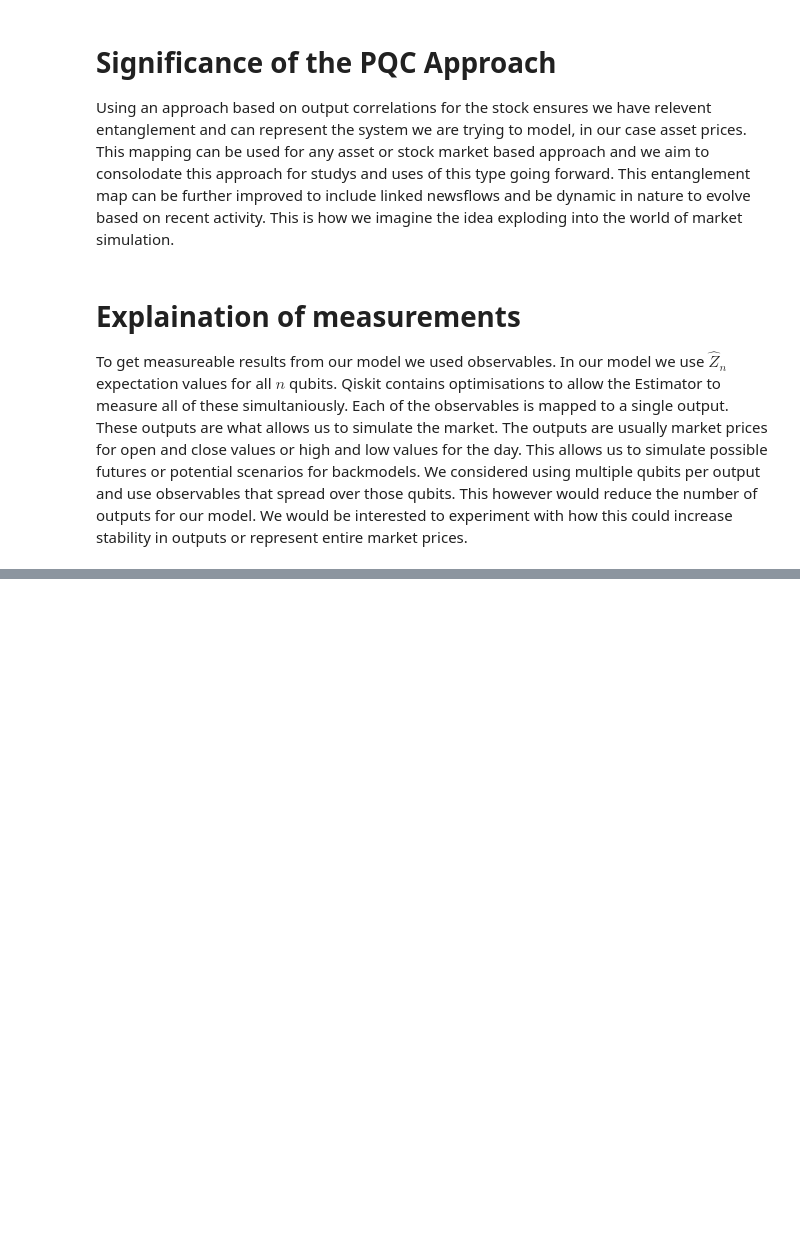
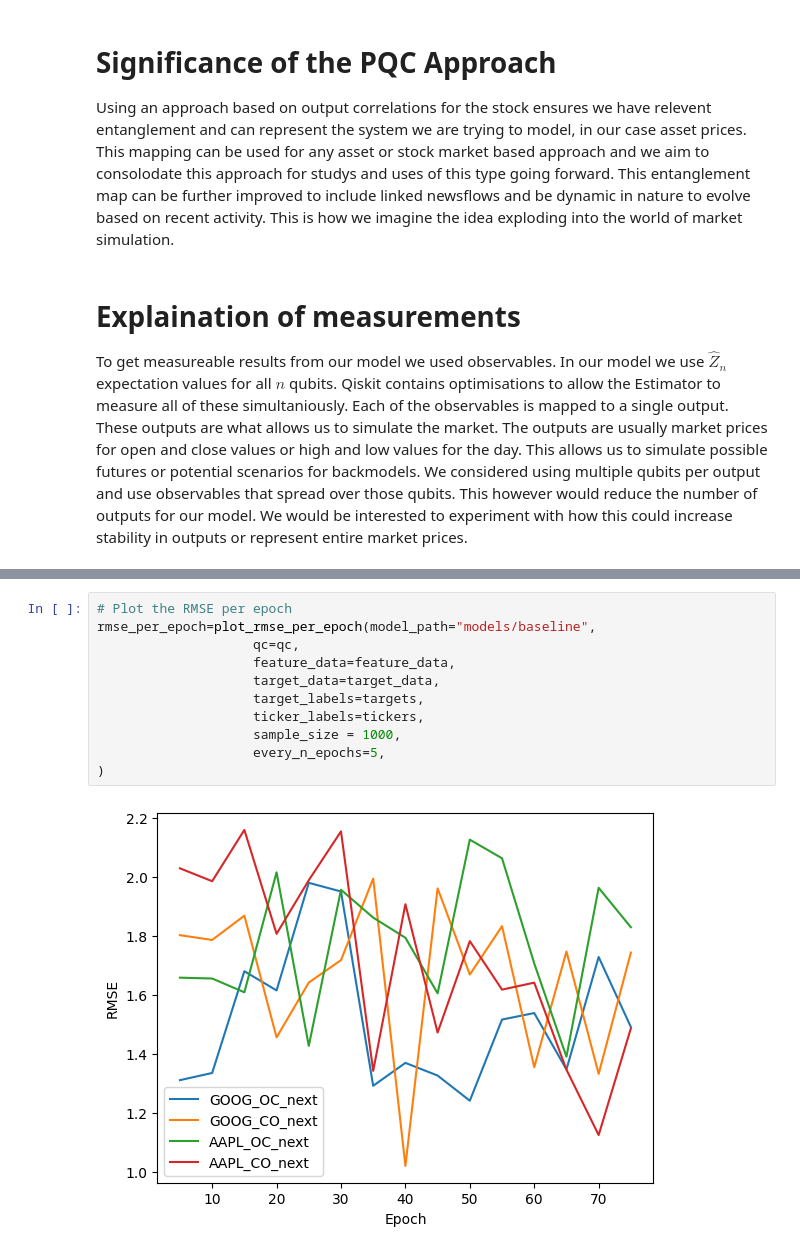
Before and after one commit to adam-milner1/Schro-horse, a Jupyter notebook: submission.ipynb, the cells around one changed output, grey strips where cells are left out. Saved outputs shown, nothing was run; the diff lists cells and outputs as text; blank space fills up the shorter version.

```diff
--- a/submission.ipynb
+++ b/submission.ipynb
@@ -335,0 +392,13 @@ To get measureable results from our model we used observables. In our model we u
+# %%
+# Plot the RMSE per epoch
+rmse_per_epoch=plot_rmse_per_epoch(model_path="models/baseline",
+                    qc=qc,
+                    feature_data=feature_data,
+                    target_data=target_data,
+                    target_labels=targets,
+                    ticker_labels=tickers,
+                    sample_size = 1000,
+                    every_n_epochs=5,
+)
+# %% [output]
+[figure, added]
```
Also changed, not shown: parts of 14 cells of this notebook, 2 other files.
